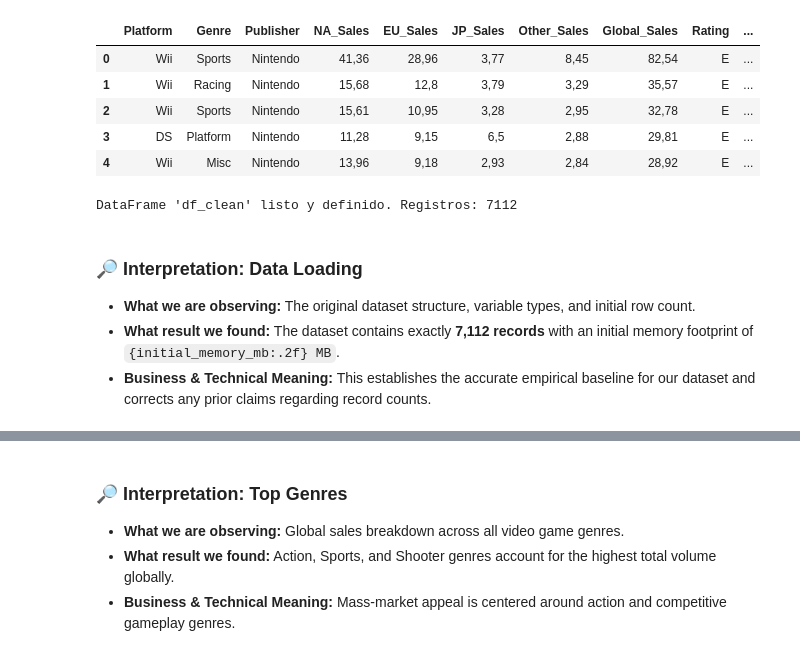
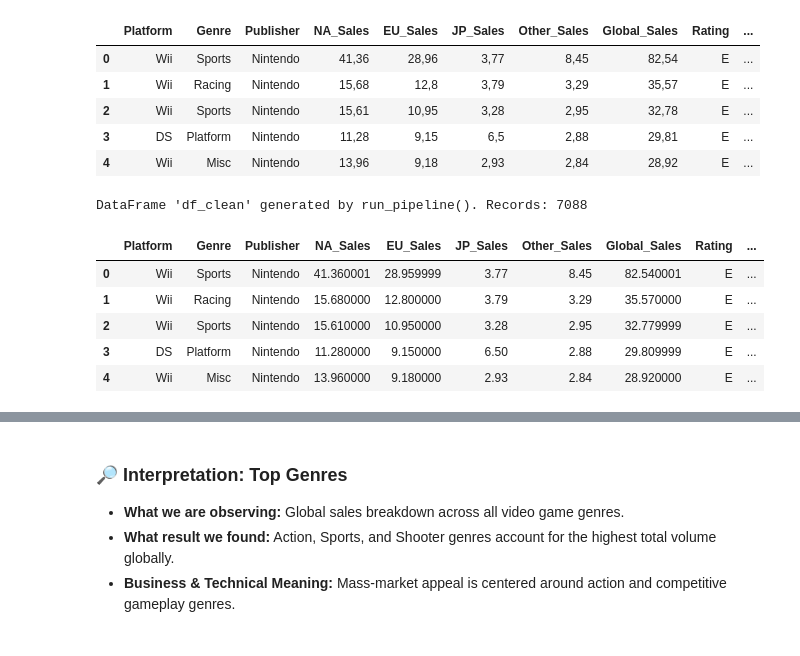
Before and after one commit to IA-P1-BCN/EDA-VideoGames-Analysis, a Jupyter notebook: 01_eda_videojuegos.ipynb, the cells around one changed output, grey strips where cells are left out. Saved outputs shown, nothing was run; the diff lists cells and outputs as text; code cells hidden in the pictures.

```diff
--- a/01_eda_videojuegos.ipynb
+++ b/01_eda_videojuegos.ipynb
@@ -41,25 +43,20 @@ Initial memory usage: 0.87 MB
 | 2 | Wii | Sports | Nintendo | 15,61 | 10,95 | 3,28 | 2,95 | 32,78 | E | ... |
 | 3 | DS | Platform | Nintendo | 11,28 | 9,15 | 6,5 | 2,88 | 29,81 | E | ... |
 | 4 | Wii | Misc | Nintendo | 13,96 | 9,18 | 2,93 | 2,84 | 28,92 | E | ... |
-# %%
-df_clean = df_raw.copy()
-
-df_clean = df_clean.dropna(subset=['Publisher']).copy()
-
-for col in ['Platform', 'Genre', 'Publisher']:
-    df_clean[col] = df_clean[col].astype('category')
-
-for col in ['NA_Sales', 'EU_Sales', 'JP_Sales', 'Other_Sales', 'Global_Sales']:
-    if col in df_clean.columns:
-        if df_clean[col].dtype == 'object':
-            df_clean[col] = df_clean[col].astype(str).str.replace(',', '.')
-        df_clean[col] = pd.to_numeric(df_clean[col], errors='coerce').astype('float32')
-
-print(f"DataFrame 'df_clean' listo y definido. Registros: {len(df_clean)}")
-# %% [output]
-DataFrame 'df_clean' listo y definido. Registros: 7112
-# %% [markdown]
-### 🔎 Interpretation: Data Loading
-* **What we are observing:** The original dataset structure, variable types, and initial row count.
-* **What result we found:** The dataset contains exactly **7,112 records** with an initial memory footprint of `{initial_memory_mb:.2f} MB`.
-* **Business & Technical Meaning:** This establishes the accurate empirical baseline for our dataset and corrects any prior claims regarding record counts.
+# %%
+from pipeline import run_pipeline
+
+# Single source of processing: missing-value handling, duplicate removal,
+# type conversion and feature engineering all happen inside pipeline.py
+df_clean = run_pipeline("dato.csv", "dato_cleaned.csv")
+
+print(f"DataFrame 'df_clean' generated by run_pipeline(). Records: {len(df_clean)}")
+df_clean.head()
+# %% [output]
+DataFrame 'df_clean' generated by run_pipeline(). Records: 7088
+|  | Platform | Genre | Publisher | NA_Sales | EU_Sales | JP_Sales | Other_Sales | Global_Sales | Rating | ... |
+| 0 | Wii | Sports | Nintendo | 41.360001 | 28.959999 | 3.77 | 8.45 | 82.540001 | E | ... |
+| 1 | Wii | Racing | Nintendo | 15.680000 | 12.800000 | 3.79 | 3.29 | 35.570000 | E | ... |
+| 2 | Wii | Sports | Nintendo | 15.610000 | 10.950000 | 3.28 | 2.95 | 32.779999 | E | ... |
+| 3 | DS | Platform | Nintendo | 11.280000 | 9.150000 | 6.50 | 2.88 | 29.809999 | E | ... |
+| 4 | Wii | Misc | Nintendo | 13.960000 | 9.180000 | 2.93 | 2.84 | 28.920000 | E | ... |
```
Also changed, not shown: parts of 19 cells of this notebook.
